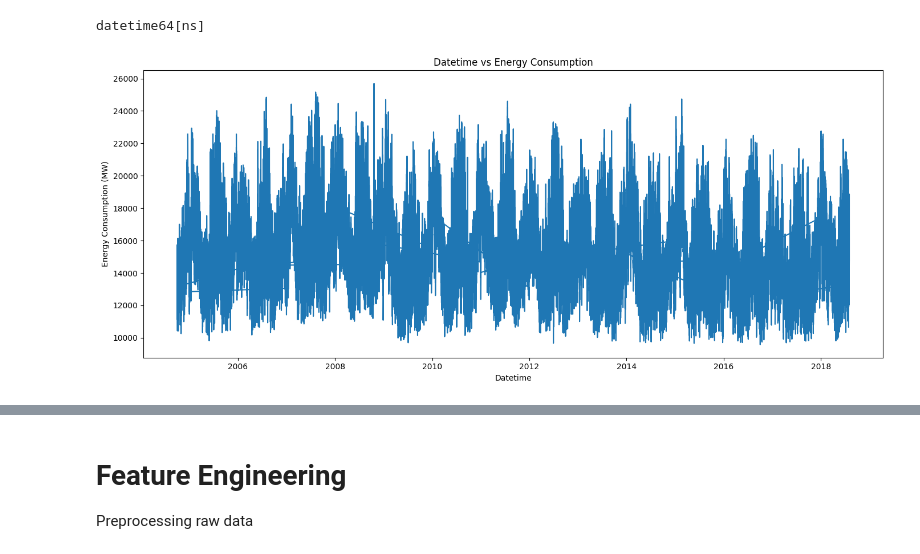
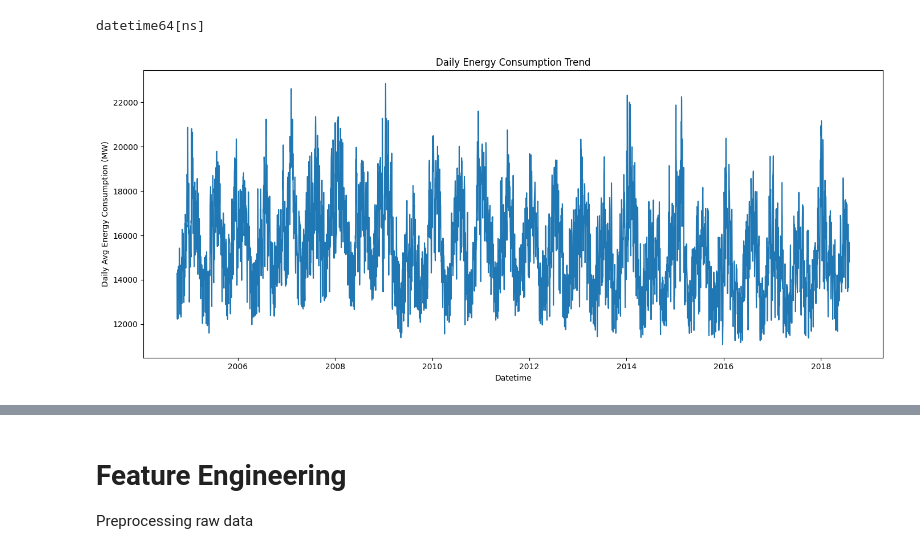
Before and after one commit to iprabhsidhu/Hourly-Electrical-Load-Forecasting, a Jupyter notebook: notebooks/experiment.ipynb, the cells around one changed output, grey strips where cells are left out. Saved outputs shown, nothing was run; the diff lists cells and outputs as text; code cells hidden in the pictures.

```diff
--- a/notebooks/experiment.ipynb
+++ b/notebooks/experiment.ipynb
@@ -32,12 +31,27 @@ print(df['Datetime'].dtype)
 datetime64[ns]
 # %%
 # Graph for datetime vs Energy consumption
-plt.figure(figsize=(14, 6))
-plt.plot(df['Datetime'], df['AEP_MW'])
-plt.xlabel("Datetime")
-plt.ylabel("Energy Consumption (MW)")
-plt.title("Datetime vs Energy Consumption")
-plt.tight_layout()
-plt.show()
+# Daily graph
+df_daily = (
+    df.set_index('Datetime')
+      .resample('D')
+      .mean()
+      .reset_index()
+)
+
+df_monthly = (
+    df.set_index('Datetime')
+      .resample('M')
+      .mean()
+      .reset_index()
+)
-# %% [output]
-[figure, removed]
+# %%
+plt.figure(figsize=(14, 6))
+plt.plot(df_daily['Datetime'], df_daily['AEP_MW'])
+plt.xlabel("Datetime")
+plt.ylabel("Daily Avg Energy Consumption (MW)")
+plt.title("Daily Energy Consumption Trend")
+plt.tight_layout()
+plt.show()
+# %% [output]
+[figure, added]
```
Also changed, not shown: parts of 6 cells of this notebook, 31 other files.
